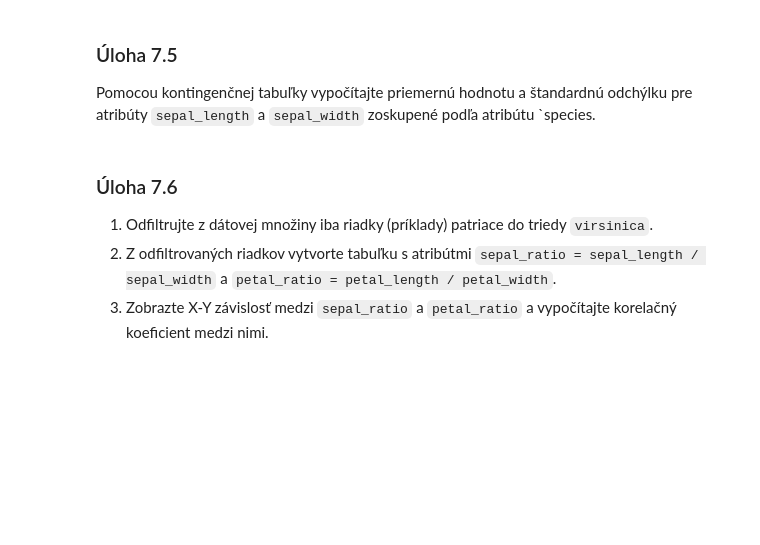
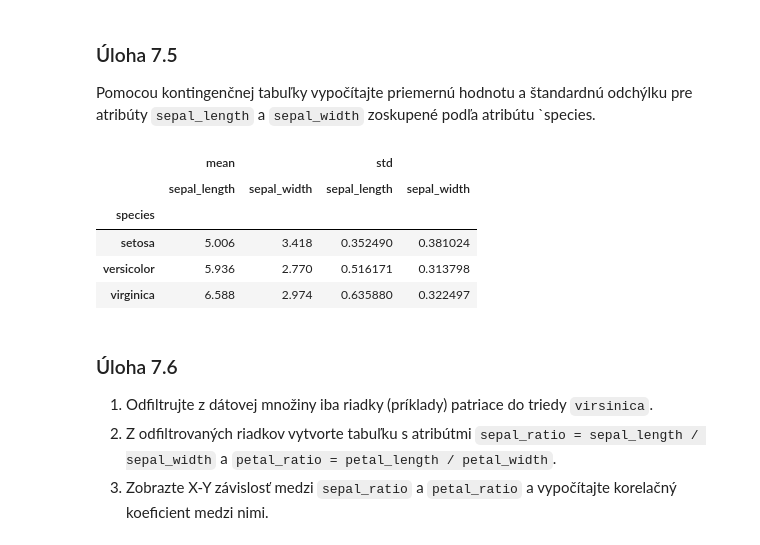
Before and after one commit to renatahudakova/wda, a Jupyter notebook: 7cvicenie/notebooks/happiness1.ipynb, the cells around one changed output. Saved outputs shown, nothing was run; the diff lists cells and outputs as text; code cells hidden in the pictures; blank space fills up the shorter version.

```diff
--- a/7cvicenie/notebooks/happiness1.ipynb
+++ b/7cvicenie/notebooks/happiness1.ipynb
@@ -443,6 +454,15 @@ NameError: name 'data' is not defined
 ### Úloha 7.5
 
 Pomocou kontingenčnej tabuľky vypočítajte priemernú hodnotu a štandardnú odchýlku pre atribúty `sepal_length` a `sepal_width` zoskupené podľa atribútu `species.
+# %%
+pd.pivot_table(data=iris, index="species", values=["sepal_length", "sepal_width"], aggfunc=["mean", "std"])
+# %% [output]
+|  | mean |  | std |  |
+|  | sepal_length | sepal_width | sepal_length | sepal_width |
+| species |  |  |  |  |
+| setosa | 5.006 | 3.418 | 0.352490 | 0.381024 |
+| versicolor | 5.936 | 2.770 | 0.516171 | 0.313798 |
+| virginica | 6.588 | 2.974 | 0.635880 | 0.322497 |
 # %% [markdown]
 ### Úloha 7.6
 
```
Also changed, not shown: parts of 4 cells of this notebook, 1 other file.
